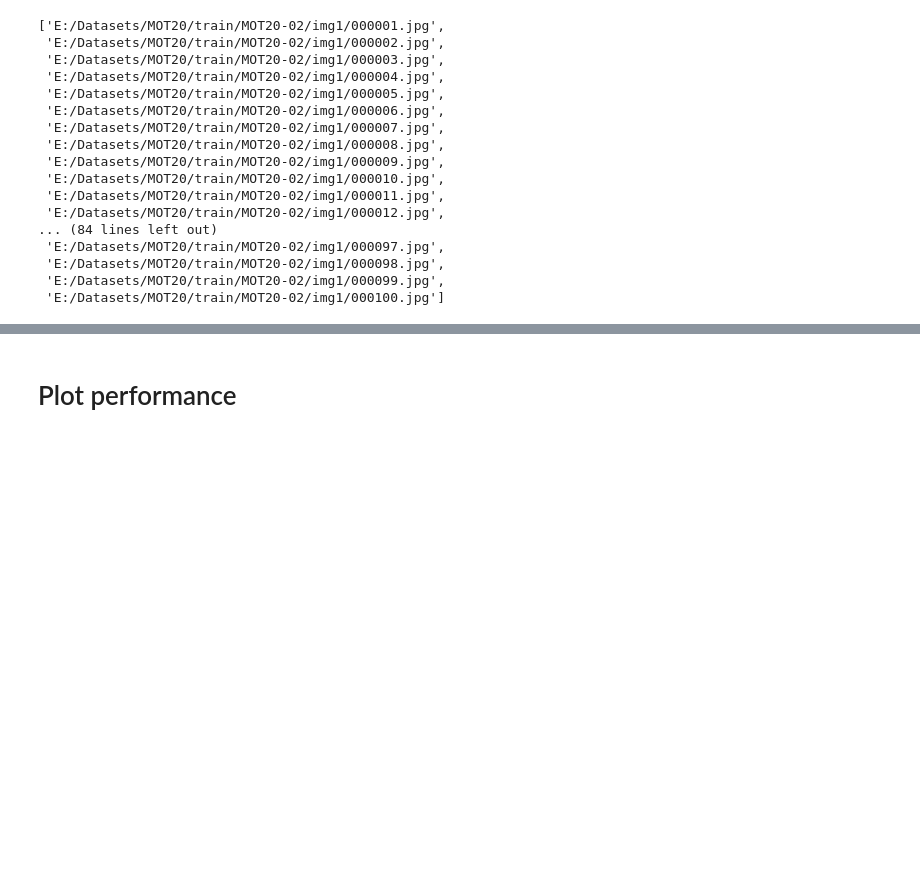
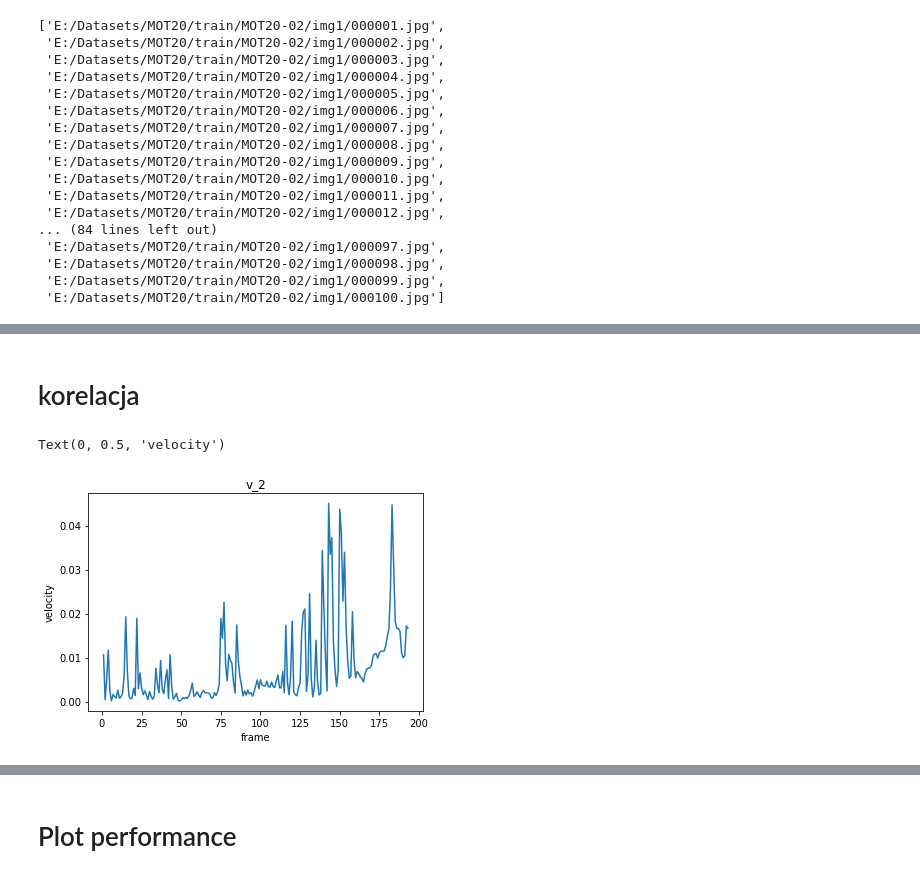
Before and after one commit to jsobolew/ASO, a Jupyter notebook: yolo.ipynb, the cells around one changed output, grey strips where cells are left out. Drawn from its saved outputs; the diff is of its cells as text; code cells hidden in the pictures; blank space fills up the shorter version.

```diff
--- a/yolo.ipynb
+++ b/yolo.ipynb
@@ -95,0 +89,11 @@ df['v_15'].plot()
+# %% [markdown]
+# korelacja
+# %%
+col = 'v_2'
+df[col].plot()
+plt.title(col)
+plt.xlabel('frame')
+plt.ylabel('velocity')
+# %% [output]
+Text(0, 0.5, 'velocity')
+[figure, added]
```
Also changed, not shown: parts of 11 cells of this notebook.
